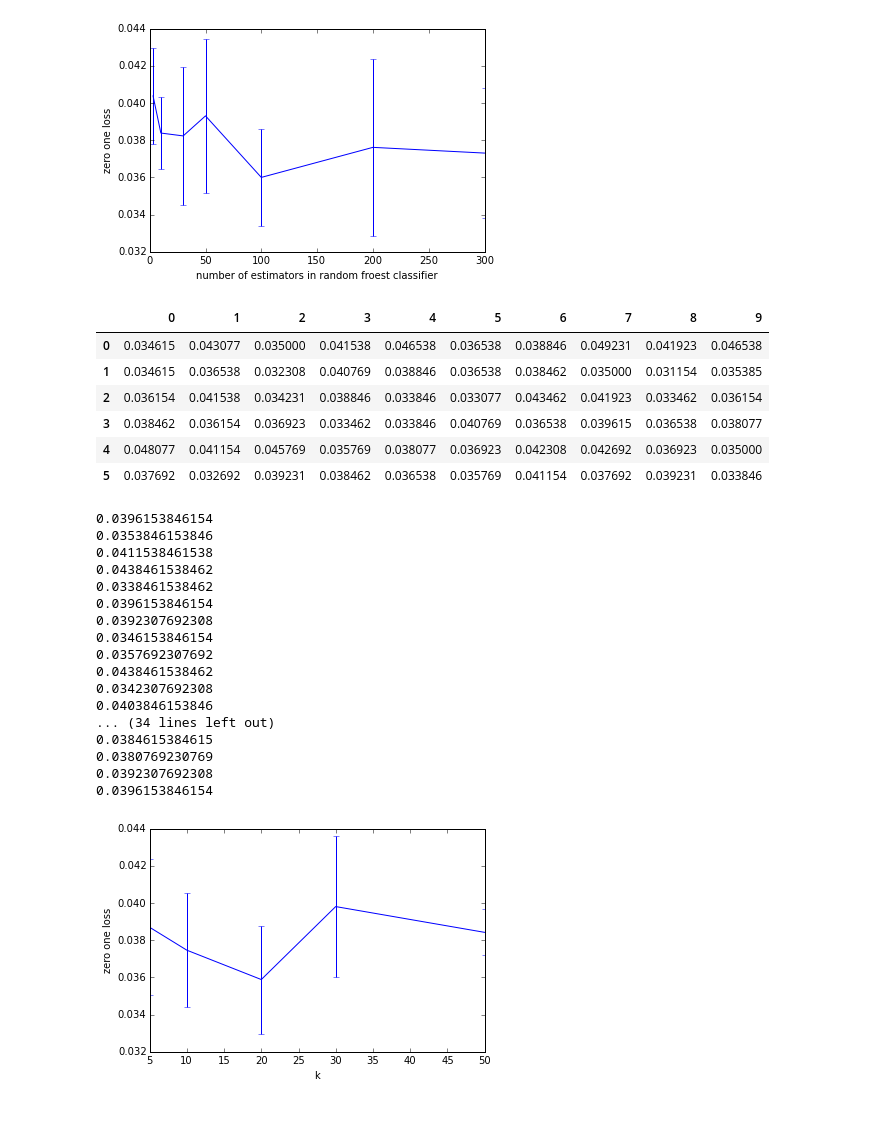
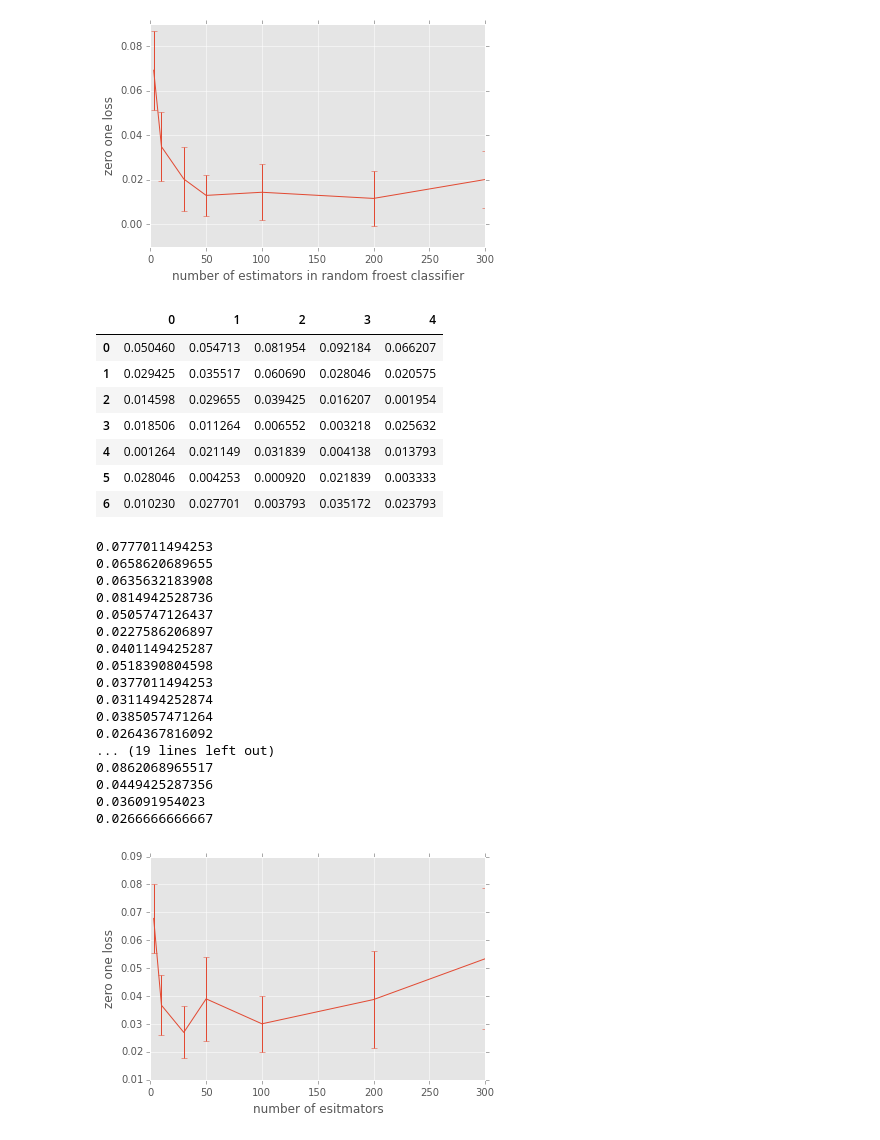
Before and after one commit to ldes89150/Linguistic_Analysis_Final_Project, a Jupyter notebook: machine learning experiment.ipynb, the cells around one changed output. Cells and saved outputs as stored; diff of their text form; code cells hidden in the pictures.

```diff
--- a/machine learning experiment.ipynb
+++ b/machine learning experiment.ipynb
@@ -2,6 +2,7 @@
 import pandas as pd
 import numpy as np
 import matplotlib.pyplot as plt
+plt.style.use('ggplot')
 %matplotlib inline
 # %%
 data = pd.read_csv("vectorized.csv", index_col=0)
@@ -15,5 +16,5 @@ plt.savefig("freq")
 # %%
-train_x = np.array(data.iloc[:,1:])
+train_x = np.array(data.iloc[:,2:])
 train_x = np.nan_to_num(train_x)
 train_x = train_x/3000
 train_y = np.array(data.iloc[:,0])
@@ -28,7 +29,9 @@ result = []
 parameter = (3,10,30,50,100,200,300)
 for a in parameter:
     round = []
-    for idx_train, idx_val in ShuffleSplit(train_y.shape[0], n_iter=5, test_size=0.2):
+    for file_n_train, file_n_val in ShuffleSplit(data.file_n.unique().shape[0], n_iter=5, test_size=0.2):
+        idx_train = data.file_n.isin(file_n_train).as_matrix()
+        idx_val = data.file_n.isin(file_n_val).as_matrix()
         clf = RandomForestClassifier(n_estimators=a, n_jobs=4)
         #clf = GaussianNB()
         clf.fit(train_x[idx_train], train_y[idx_train])
@@ -62,14 +65,15 @@ plt.xlabel("number of estimators in random froest classifier")
 plt.ylabel("zero one loss")
 plt.savefig("random forester")
 # %% [output]
-[figure, old version]
+[figure, new version]
 # %%
 DFresult
 # %% [output]
-|  | 0 | 1 | 2 | 3 | 4 | 5 | 6 | 7 | 8 | 9 |
-| 0 | 0.034615 | 0.043077 | 0.035000 | 0.041538 | 0.046538 | 0.036538 | 0.038846 | 0.049231 | 0.041923 | 0.046538 |
-| 1 | 0.034615 | 0.036538 | 0.032308 | 0.040769 | 0.038846 | 0.036538 | 0.038462 | 0.035000 | 0.031154 | 0.035385 |
-| 2 | 0.036154 | 0.041538 | 0.034231 | 0.038846 | 0.033846 | 0.033077 | 0.043462 | 0.041923 | 0.033462 | 0.036154 |
-| 3 | 0.038462 | 0.036154 | 0.036923 | 0.033462 | 0.033846 | 0.040769 | 0.036538 | 0.039615 | 0.036538 | 0.038077 |
-| 4 | 0.048077 | 0.041154 | 0.045769 | 0.035769 | 0.038077 | 0.036923 | 0.042308 | 0.042692 | 0.036923 | 0.035000 |
-| 5 | 0.037692 | 0.032692 | 0.039231 | 0.038462 | 0.036538 | 0.035769 | 0.041154 | 0.037692 | 0.039231 | 0.033846 |
+|  | 0 | 1 | 2 | 3 | 4 |
+| 0 | 0.050460 | 0.054713 | 0.081954 | 0.092184 | 0.066207 |
+| 1 | 0.029425 | 0.035517 | 0.060690 | 0.028046 | 0.020575 |
+| 2 | 0.014598 | 0.029655 | 0.039425 | 0.016207 | 0.001954 |
+| 3 | 0.018506 | 0.011264 | 0.006552 | 0.003218 | 0.025632 |
+| 4 | 0.001264 | 0.021149 | 0.031839 | 0.004138 | 0.013793 |
+| 5 | 0.028046 | 0.004253 | 0.000920 | 0.021839 | 0.003333 |
+| 6 | 0.010230 | 0.027701 | 0.003793 | 0.035172 | 0.023793 |
@@ -78,10 +80,13 @@ from sklearn.neighbors import KNeighborsClassifier
 # %%
 result = []
-parameter = (5,10,20,30,50)
+parameter = (3,10,30,50,100,200,300)
 for a in parameter:
     round = []
-    for idx_train, idx_val in ShuffleSplit(train_y.shape[0], n_iter=10, test_size=0.2):
-        clf = KNeighborsClassifier(n_neighbors=a, n_jobs=4)
+    for file_n_train, file_n_val in ShuffleSplit(data.file_n.unique().shape[0], n_iter=5, test_size=0.2):
+        idx_train = data.file_n.isin(file_n_train).as_matrix()
+        idx_val = data.file_n.isin(file_n_val).as_matrix()
+        #clf = AdaBoostClassifier(base_estimator=GaussianNB(), n_estimators=a)
+        clf = BaggingClassifier( n_estimators=a, n_jobs=2)
         #clf = GaussianNB()
         clf.fit(train_x[idx_train], train_y[idx_train])
         g = clf.predict(train_x[idx_val])
@@ -91,27 +96,27 @@ for a in parameter:
     result.append(round)
 DFresult = pd.DataFrame(result)
 # %% [output]
-0.0396153846154
-0.0353846153846
-0.0411538461538
-0.0438461538462
-0.0338461538462
-0.0396153846154
-0.0392307692308
-0.0346153846154
-0.0357692307692
-0.0438461538462
-0.0342307692308
-0.0403846153846
-... (34 lines left out)
-0.0384615384615
-0.0380769230769
-0.0392307692308
-0.0396153846154
+0.0777011494253
+0.0658620689655
+0.0635632183908
+0.0814942528736
+0.0505747126437
+0.0227586206897
+0.0401149425287
+0.0518390804598
+0.0377011494253
+0.0311494252874
+0.0385057471264
+0.0264367816092
+... (19 lines left out)
+0.0862068965517
+0.0449425287356
+0.036091954023
+0.0266666666667
 # %%
 plt.errorbar(parameter, DFresult.T.mean(), yerr = DFresult.T.std())
-plt.xlabel("k")
+plt.xlabel("number of esitmators")
 plt.ylabel("zero one loss")
-plt.savefig("KNeighbors")
+plt.savefig("Bagging with Decision Tree")
 # %% [output]
-[figure, old version]
+[figure, new version]
```
Also changed, not shown: parts of 4 cells of this notebook, 2 other files.
